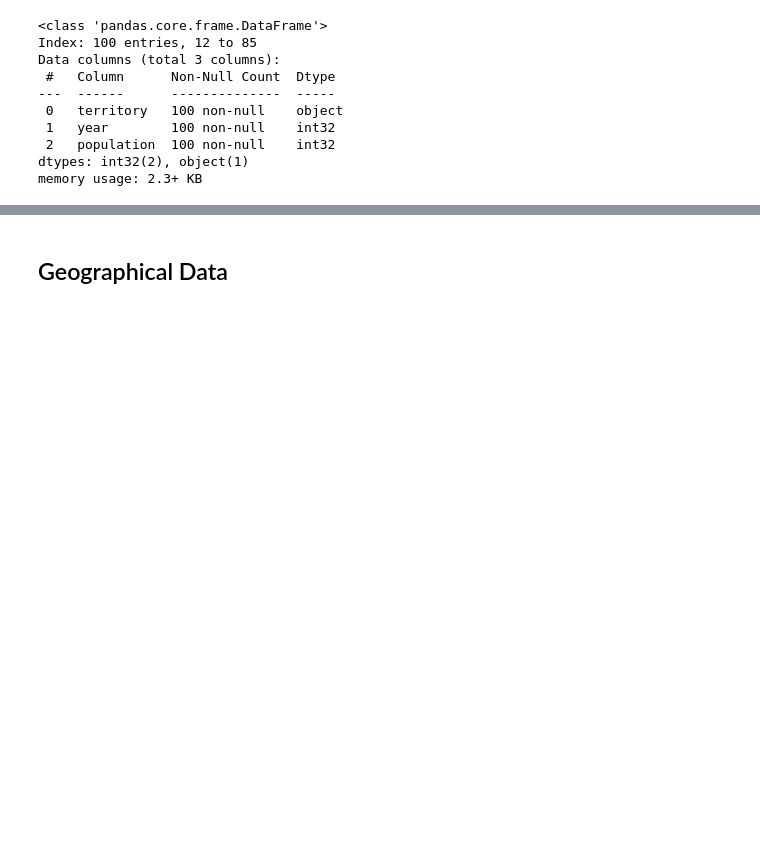
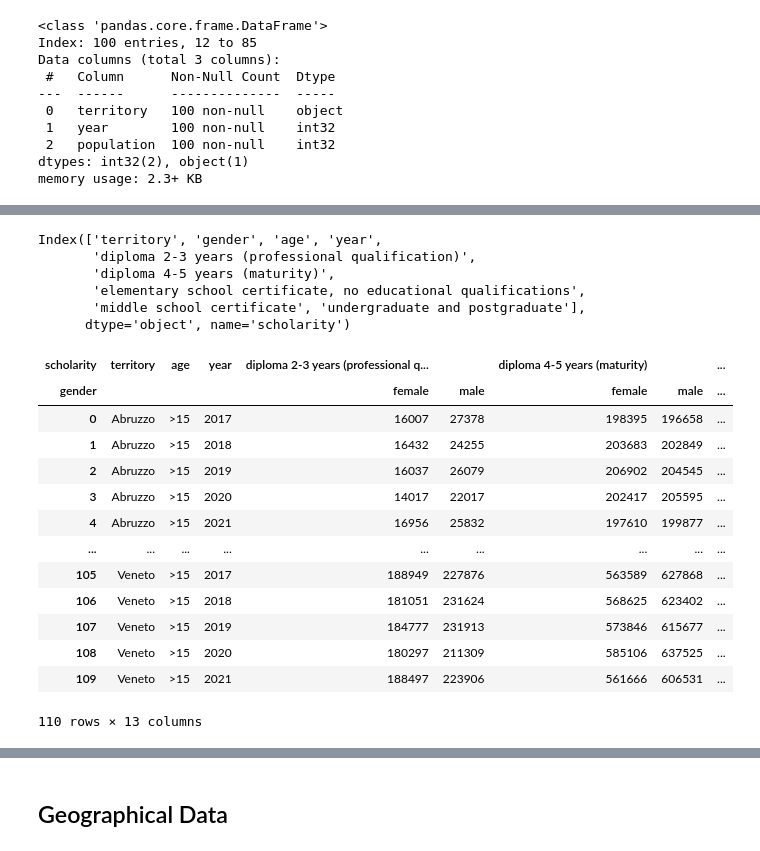
Before and after one commit to OmdenaAI/milan-italy-impact-covid-crimes, a Jupyter notebook: src/tasks/task-2-data-cleaning/files.ipynb, the cells around one changed output, grey strips where cells are left out. Saved outputs shown, nothing was run; the diff lists cells and outputs as text; code cells hidden in the pictures; blank space fills up the shorter version.

```diff
--- a/src/tasks/task-2-data-cleaning/files.ipynb
+++ b/src/tasks/task-2-data-cleaning/files.ipynb
@@ -1611,0 +1804,4 @@ memory usage: 2.3+ KB
+# %%
+edu_names_to_rem = ['Italia', 'Nord', 'Nord-ovest', 'Nord-est', 'Centro', 'Mezzogiorno']
+edu_by_region = edu_df[edu_df['territory'].isin(edu_names_to_rem) == False].reset_index(drop=True)
+edu_by_region
@@ -1611,0 +1826,18 @@ memory usage: 2.3+ KB
+# %%
+# Compute the average number of educated people of preceding years for each territory
+avg_edu_rate = edu_df[edu_df['year'] > 2010].groupby(['territory', 'gender', 'age', 'scholarity'])['n_of_people'].mean().astype(int)
+
+# Assign the average values to a new dataframe that we'll append to the original dataframe
+new_rows = edu_by_region[['territory', 'gender', 'age', 'scholarity']].drop_duplicates()
+new_rows['year'] = 2021
+new_rows.set_index(['territory', 'gender', 'age', 'scholarity'], inplace=True)
+
+# Map the average education rate to each row
+new_rows['n_of_people'] = new_rows.index.map(avg_edu_rate.get)
+
+# Reset the index so it matches the original dataframe's structure
+new_rows.reset_index(inplace=True)
+
+# Add the new rows and sort the dataframe
+edu_by_region = pd.concat([edu_by_region, new_rows], ignore_index=True).reset_index(drop=True)
+edu_by_region
@@ -1611,0 +1876,7 @@ memory usage: 2.3+ KB
+# %%
+# Modify the dataFrame to only include the values we want
+years = [2017, 2018, 2019, 2020, 2021]
+edu_year_totals = edu_by_region[edu_by_region['year'].isin(years)]
+edu_by_region.sort_values(['territory', 'scholarity', 'year'], inplace=True) # Sort the values
+edu_year_totals.reset_index(drop=True, inplace=True)
+edu_year_totals
@@ -1611,0 +1897,4 @@ memory usage: 2.3+ KB
+# %%
+pivot_edu_df = edu_year_totals.pivot_table(values='n_of_people', index=['territory','gender', 'age', 'year'], columns='scholarity', fill_value=0)
+pivot_edu_df.reset_index(inplace=True)
+pivot_edu_df
@@ -1611,0 +1915,28 @@ memory usage: 2.3+ KB
+# %%
+pivot_edu_df.columns
+# %% [output]
+Index(['territory', 'gender', 'age', 'year',
+       'diploma 2-3 years (professional qualification)',
+       'diploma 4-5 years (maturity)',
+       'elementary school certificate, no educational qualifications',
+       'middle school certificate', 'undergraduate and postgraduate'],
+      dtype='object', name='scholarity')
+# %%
+pivot_gender_df = pivot_edu_df.pivot_table(values=['diploma 2-3 years (professional qualification)', 'diploma 4-5 years (maturity)', 'elementary school certificate, no educational qualifications', 'middle school certificate', 'undergraduate and postgraduate'], index=['territory', 'age', 'year'], columns='gender', fill_value=0)
+pivot_gender_df.reset_index(inplace=True)
+pivot_gender_df
+# %% [output]
+| scholarity | territory | age | year | diploma 2-3 years (professional q... |  | diploma 4-5 years (maturity) |  | ... |
+| gender |  |  |  | female | male | female | male | ... |
+| 0 | Abruzzo | >15 | 2017 | 16007 | 27378 | 198395 | 196658 | ... |
+| 1 | Abruzzo | >15 | 2018 | 16432 | 24255 | 203683 | 202849 | ... |
+| 2 | Abruzzo | >15 | 2019 | 16037 | 26079 | 206902 | 204545 | ... |
+| 3 | Abruzzo | >15 | 2020 | 14017 | 22017 | 202417 | 205595 | ... |
+| 4 | Abruzzo | >15 | 2021 | 16956 | 25832 | 197610 | 199877 | ... |
+| ... | ... | ... | ... | ... | ... | ... | ... | ... |
+| 105 | Veneto | >15 | 2017 | 188949 | 227876 | 563589 | 627868 | ... |
+| 106 | Veneto | >15 | 2018 | 181051 | 231624 | 568625 | 623402 | ... |
+| 107 | Veneto | >15 | 2019 | 184777 | 231913 | 573846 | 615677 | ... |
+| 108 | Veneto | >15 | 2020 | 180297 | 211309 | 585106 | 637525 | ... |
+| 109 | Veneto | >15 | 2021 | 188497 | 223906 | 561666 | 606531 | ... |
+110 rows × 13 columns
```
Also changed, not shown: parts of 49 cells of this notebook, 6 other files.
